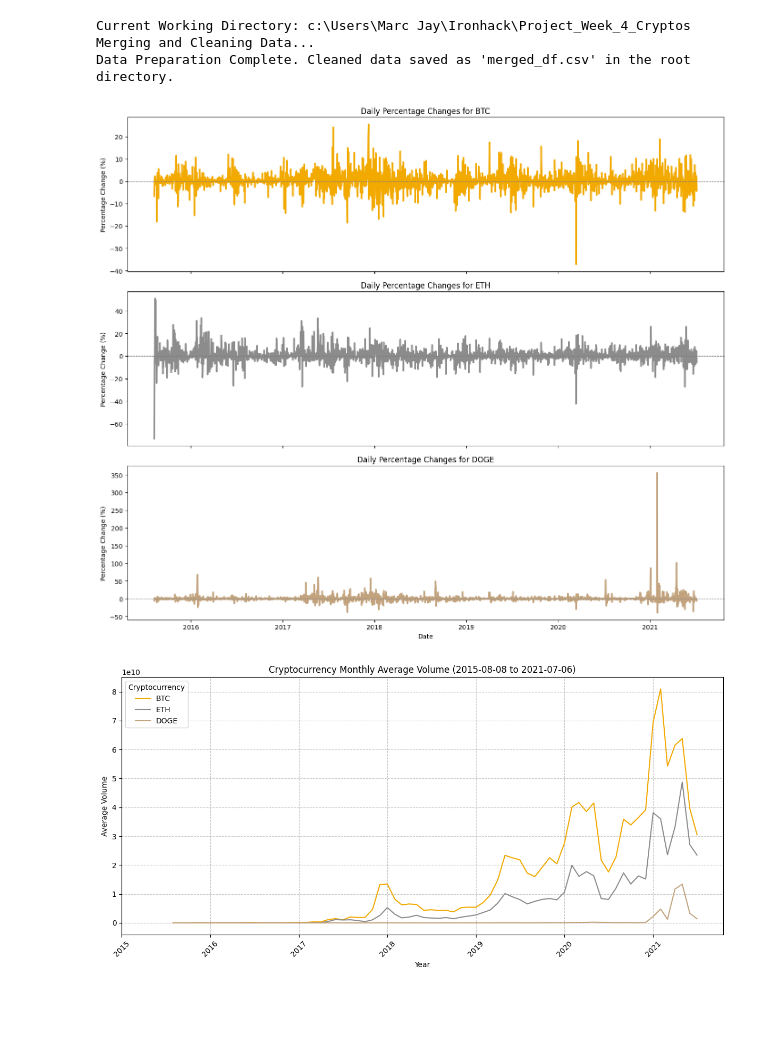
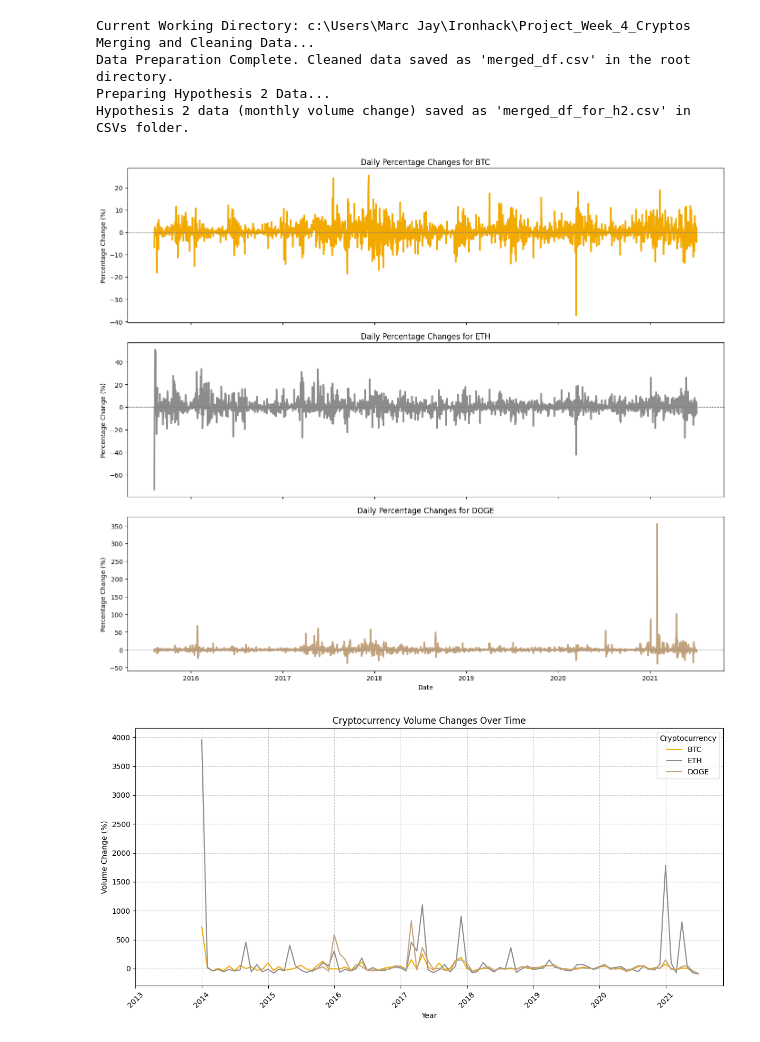
Before and after one commit to amirfa2/Project_Week_4_Cryptos, a Jupyter notebook: main.ipynb, the cells around one changed output. Cells and saved outputs as stored; diff of their text form; code cells hidden in the pictures; blank space fills up the shorter version.

```diff
--- a/main.ipynb
+++ b/main.ipynb
@@ -1,34 +1,39 @@
 # %%
-# main.ipynb
-
 import sys
 import os
 
-# Verify and print current directory (for debugging)
-print("Current Working Directory:", os.getcwd())
+# Ensure the current working directory is the root of your project
+print("Current Working Directory:", os.getcwd())  # For debugging purposes
 
 # Define the path to the 'Modules' directory
 modules_path = os.path.join(os.getcwd(), 'Modules')
 sys.path.append(modules_path)
 
-# Import the merging module
+# Import merging and hypothesis-specific modules
 import merging_and_cleaning as mc
+import prepare_h2_data as prepare_h2
 
 # Execute the function to perform data merging and cleaning
 print("Merging and Cleaning Data...")
 mc.merge_and_clean()
+
+# Prepare data specifically for Hypothesis 2
+print("Preparing Hypothesis 2 Data...")
+prepare_h2.prepare_h2_data()
 
 # Import hypothesis modules to execute their visualizations
 import h1_price_changes as h1
 import h2_volume_correlation as h2
 import h3_market_dominance as h3
 import h4_volatility as h4
 # %% [output]
 Current Working Directory: c:\Users\Marc Jay\Ironhack\Project_Week_4_Cryptos
 Merging and Cleaning Data...
 Data Preparation Complete. Cleaned data saved as 'merged_df.csv' in the root directory.
+Preparing Hypothesis 2 Data...
+Hypothesis 2 data (monthly volume change) saved as 'merged_df_for_h2.csv' in CSVs folder.
 [figure]
-[figure, old version]
+[figure, new version]
 [figure]
 [figure]
 [figure]
```
Also changed, not shown: 4 other files.
